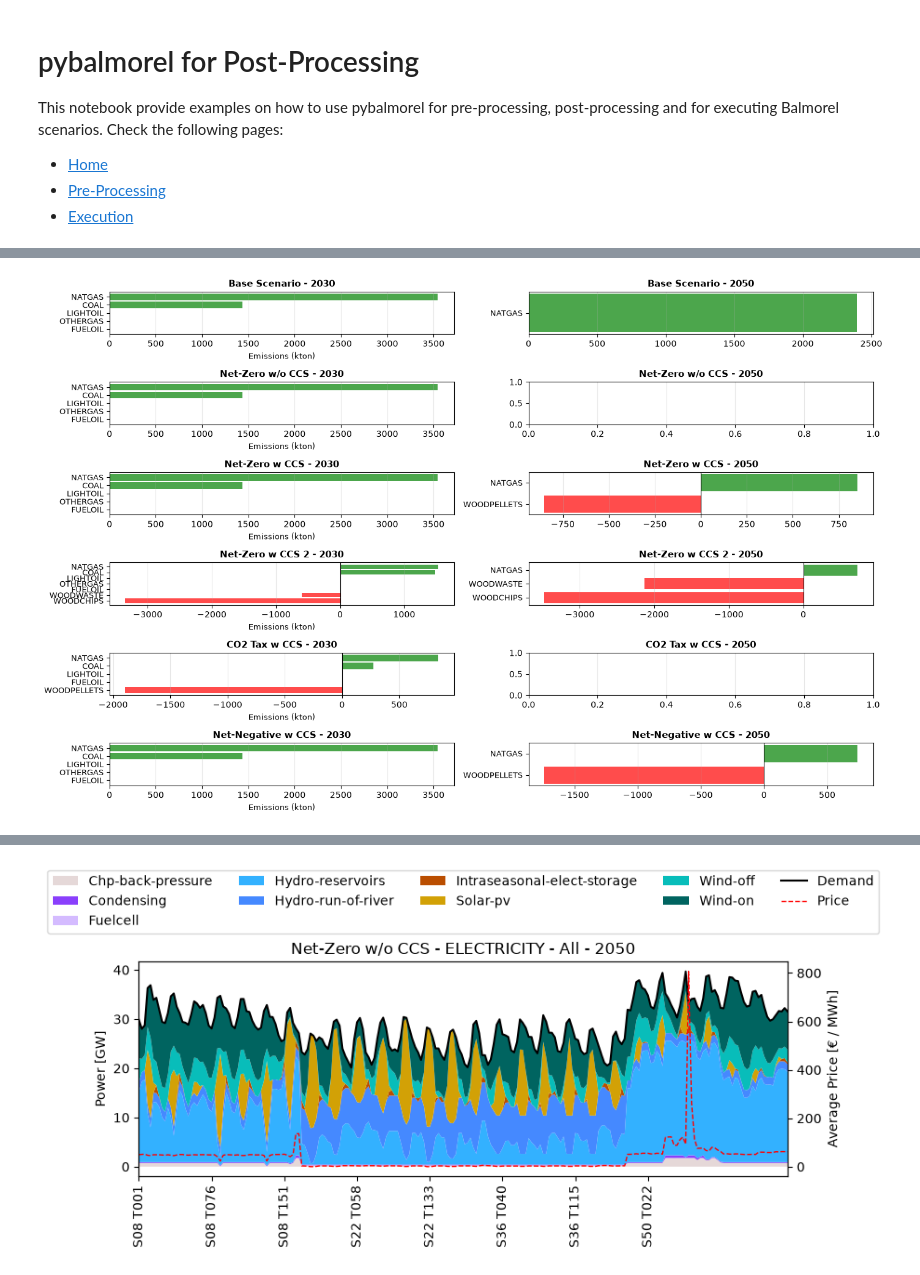
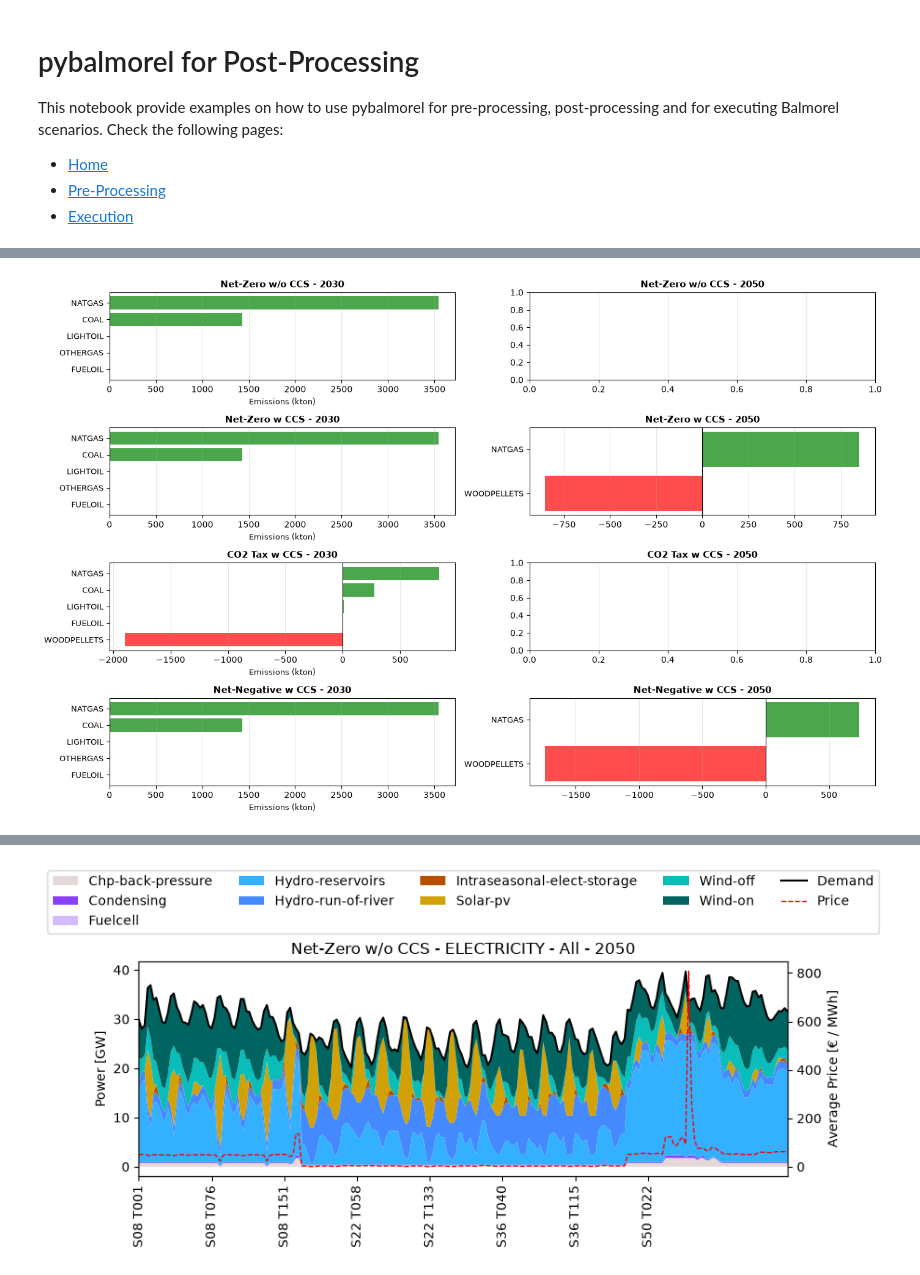
Before and after one commit to mariajosseu/ccs_balmorel_project, a Jupyter notebook: examples/PostProcessing.ipynb, the cells around one changed output, grey strips where cells are left out. Saved outputs shown, nothing was run; the diff lists cells and outputs as text; code cells hidden in the pictures.

```diff
--- a/examples/PostProcessing.ipynb
+++ b/examples/PostProcessing.ipynb
@@ -19,17 +75,13 @@ gams_system_directory = "/Library/Frameworks/GAMS.framework/Versions/53/Resource
 # %%
 ### 1.1.2 Loading several scenarios
-res = MainResults(files=['MainResults_base.gdx',
-                         'MainResults_NZwoCCS.gdx',
+res = MainResults(files=['MainResults_NZwoCCS.gdx',
                         'MainResults_NZwCCS.gdx',
-                        'MainResults_NZwCCS2.gdx',
                         'MainResults_CO2TaxwCCS.gdx',
                         'MainResults_NNwCCS.gdx'],
-                    paths=['Balmorel/01Project_base/Model',
-                            'Balmorel/02Project_NZwithoutCCS/Model',
+                    paths=['Balmorel/02Project_NZwithoutCCS/Model',
                             'Balmorel/03Project_NZwCCS/Model',
-                            'Balmorel/03Project_NZwCCS2/Model',
                             'Balmorel/04Project_CO2TaxwCCS/Model',
                             'Balmorel/05Project_NNwCCS/Model'],
-                    scenario_names=['Base Scenario', 'Net-Zero w/o CCS', 'Net-Zero w CCS','Net-Zero w CCS 2', 'CO2 Tax w CCS', 'Net-Negative w CCS'],
+                    scenario_names=['Net-Zero w/o CCS', 'Net-Zero w CCS', 'CO2 Tax w CCS', 'Net-Negative w CCS'],
                     system_directory=gams_system_directory)
 # %% [output]
@@ -100,34 +673,32 @@ def plot_emissions_grid_by_year_and_scenario(
                 ax.barh(
                     range(len(fuel_emissions)),
                     fuel_emissions.values,
                     color=colors,
                     alpha=0.7,
                 )
                 ax.set_yticks(range(len(fuel_emissions)))
                 ax.set_yticklabels(fuel_emissions.index, fontsize=9)
                 ax.axvline(0, color="black", linewidth=0.8)
 
             ax.set_title(f"{scenario} - {year}", fontsize=11, fontweight="bold")
             ax.set_xlabel("Emissions (kton)" if j == 0 else "", fontsize=9)
             ax.grid(True, axis="x", alpha=0.3)
 
     plt.tight_layout()
     return fig, axes
 
 
 # Plot 2x2 grid: rows=scenarios, columns=years
 scenarios = [
-    "Base Scenario",
     "Net-Zero w/o CCS",
     "Net-Zero w CCS",
-    "Net-Zero w CCS 2",
     "CO2 Tax w CCS",
     "Net-Negative w CCS",
 ]
 years = [2030, 2050]
 fig, axes = plot_emissions_grid_by_year_and_scenario(
     EMI_YCRAG, years=years, scenarios=scenarios
 )
 # %% [output]
-[figure, old version]
+[figure, new version]
 # %%
```
Also changed, not shown: parts of 12 cells of this notebook.
